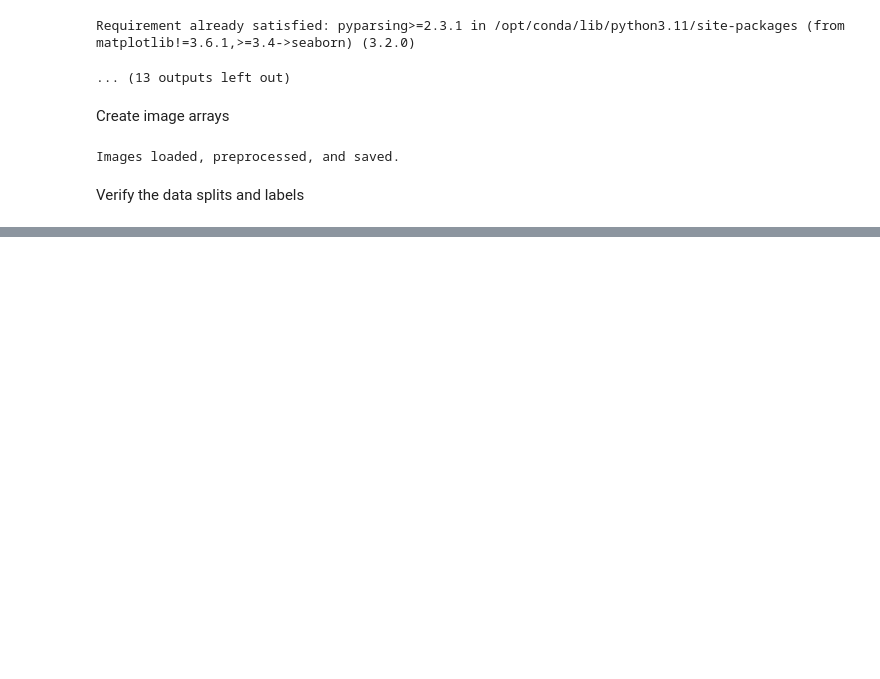
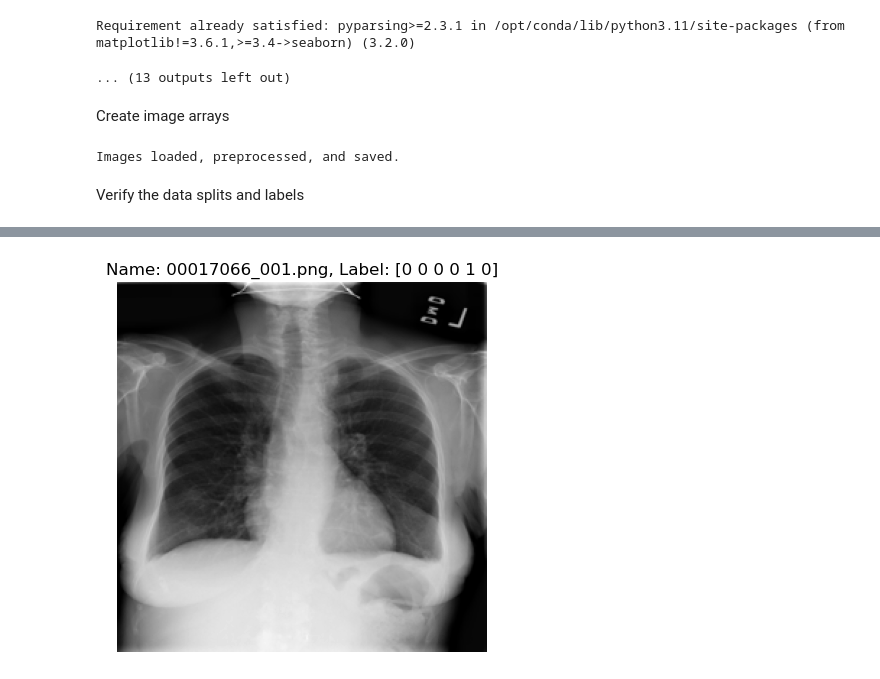
Before and after one commit to Mikops1/FYP_X-Ray_Analysis, a Jupyter notebook: Data Sorting/Step2-Foundation_Pre_Processing3_AWS.ipynb, the cells around one changed output, grey strips where cells are left out. Cells and saved outputs as stored; diff of their text form; code cells hidden in the pictures; blank space fills up the shorter version.

```diff
--- a/Data Sorting/Step2-Foundation_Pre_Processing3_AWS.ipynb
+++ b/Data Sorting/Step2-Foundation_Pre_Processing3_AWS.ipynb
@@ -400,0 +396,35 @@ Name: 00030801_001.png, Label: [0 0 1 0 0 0]
+# %%
+import numpy as np
+import matplotlib.pyplot as plt
+from PIL import Image
+import os
+
+def display_image_and_label(image_name, image_dir, labels_path, image_names_path):
+    labels = np.load(labels_path, allow_pickle=True)
+    image_names = np.load(image_names_path, allow_pickle=True)
+
+    try:
+        index = np.where(image_names == image_name)[0][0]
+    except IndexError:
+        print(f"Image name {image_name} not found in the image names array.")
+        return
+
+    image_path = os.path.join(image_dir, image_name)
+
+    try:
+        with Image.open(image_path) as img:
+            plt.imshow(img, cmap='gray')
+            plt.title(f"Name: {image_name}, Label: {labels[index]}")
+            plt.axis('off')
+            plt.show()
+    except Exception as e:
+        print(f"Error loading image {image_path}: {e}")
+
+image_name = '00017066_001.png'
+image_dir = '../Data/Images'
+labels_path = '../Data/Arrays/val_labels.npy'
+image_names_path = '../Data/Arrays/val_image_names.npy'
+
+display_image_and_label(image_name, image_dir, labels_path, image_names_path)
+# %% [output]
+[figure, added]
```
Also changed, not shown: parts of 4 cells of this notebook, 36 other files.
